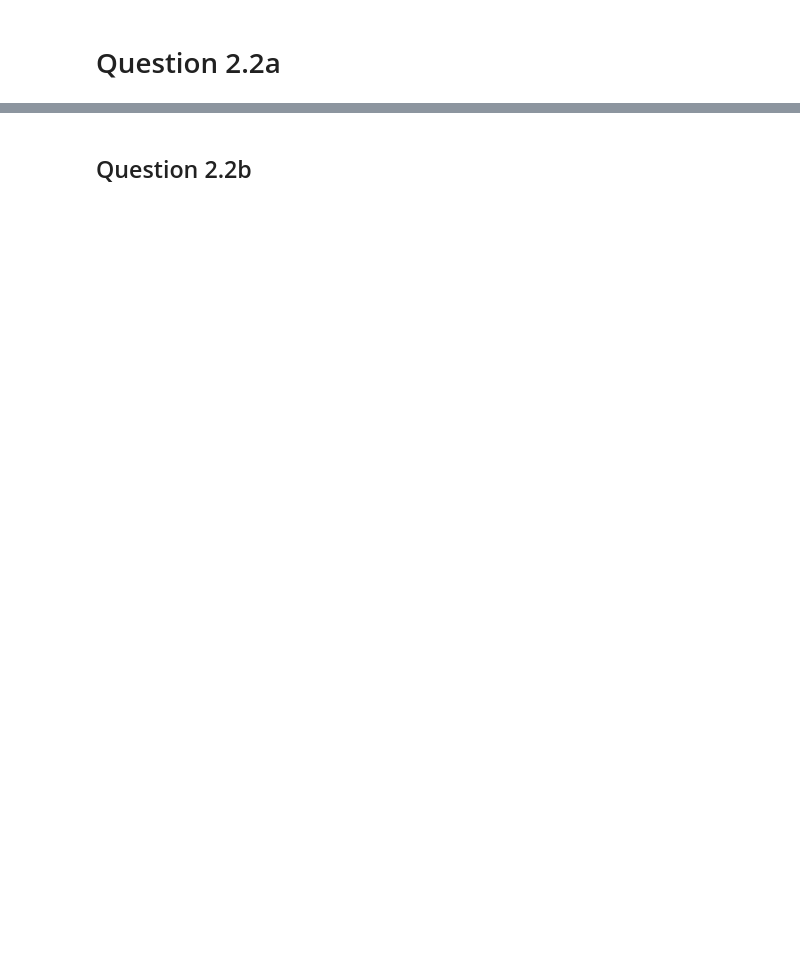
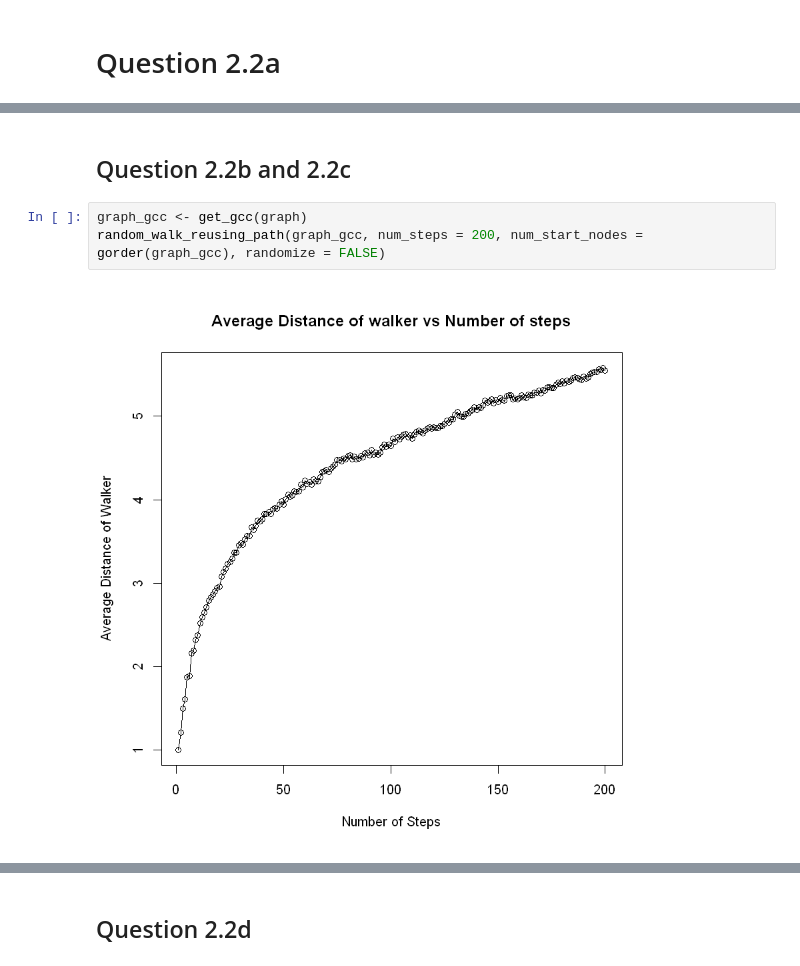
Before and after one commit to maithilibhide/ECE232, a Jupyter notebook: Project1/Qn2.1_2.2.ipynb, the cells around one changed output, grey strips where cells are left out. Drawn from its saved outputs; the diff is of its cells as text; blank space fills up the shorter version.

Commit message:
Reusing the random walk

```diff
--- a/Project1/Qn2.1_2.2.ipynb
+++ b/Project1/Qn2.1_2.2.ipynb
@@ -191,0 +229,7 @@ Connected:  TRUE
+# %% [markdown]
+<h2> Question 2.2b and 2.2c </h2>
+# %%
+graph_gcc <- get_gcc(graph)
+random_walk_reusing_path(graph_gcc, num_steps = 200, num_start_nodes = gorder(graph_gcc), randomize = FALSE)
+# %% [output]
+[figure, added]
@@ -192,2 +239,2 @@ Connected:  TRUE
 # %% [markdown]
-<h2> Question 2.2b </h2>
+<h2> Question 2.2d </h2>
```
Also changed, not shown: parts of 16 cells of this notebook.
